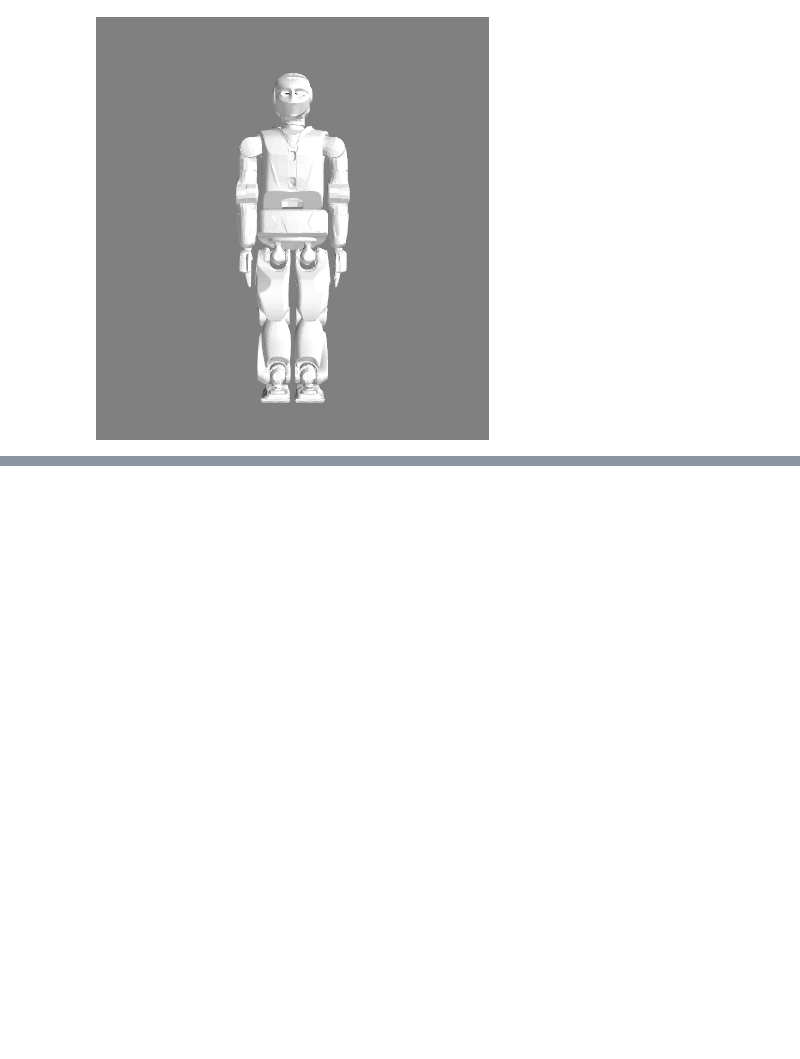
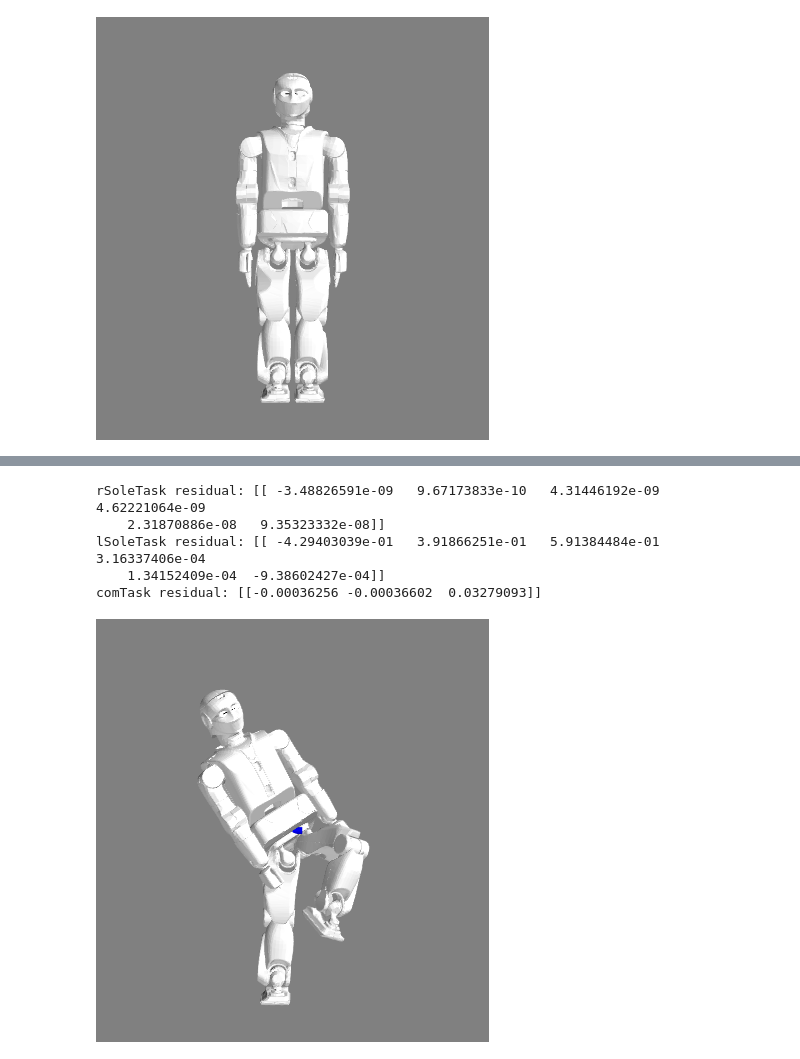
Before and after one commit to jrl-umi3218/sva_rbdyn_tutorials, a Jupyter notebook: ReemCIK.ipynb, the cells around one changed output, grey strips where cells are left out. Drawn from its saved outputs; the diff is of its cells as text; code cells hidden in the pictures; blank space fills up the shorter version.

Commit message:
Present CoM task and use it on the REEM-C robot.

```diff
--- a/ReemCIK.ipynb
+++ b/ReemCIK.ipynb
@@ -25,8 +37,13 @@ import rbdyn as rbd
 
 from robots import ReemC
 
-# create a robot with the same structure than the one in the MultiBody tutorial
+# load the REEM-C robot
 mbg, mb, mbc, meshDict = ReemC()
+
+# re create it with a free joint as base
+mb = mbg.makeMultiBody(mb.body(0).id(), False)
+mbc = rbd.MultiBodyConfig(mb)
+mbc.zero(mb)
 # %%
 # draw the robot
 from graph import MultiBodyViz
@@ -47,0 +95,17 @@ display()
+# %%
+class CoMTask(object):
+    def __init__(self, mb, com_T):
+        """
+        Target a fixe CoM position.
+        Parameters:
+          - mb: MultiBody system
+          - com_T: Targeted CoM position (eigen3.Vector3d)
+        """
+        self.com_T = com_T
+        self.comJac = rbd.CoMJacobian(mb)
+
+    def g(self, mb, mbc):
+        return e.toNumpy(rbd.computeCoM(mb, mbc) - self.com_T)
+
+    def J(self, mb, mbc):
+        return e.toNumpy(self.comJac.jacobian(mb, mbc))
@@ -47,0 +158,25 @@ display()
+# %%
+from ik import multi_task_ik
+
+# copy the initial configuration to avoid the algorithm to change it
+mbcIKSolve = rbd.MultiBodyConfig(mbcIK)
+q_res = None
+X_O_p_res = None
+alphaInfList = []
+for iterate, q, alpha, alphaInf in multi_task_ik(mb, mbcIKSolve, tasks, delta=0.5, maxIter=200, prec=1e-8):
+    q_res = q
+    alphaInfList.append(alphaInf)
+
+print 'rSoleTask residual:', rSoleTask.g(mb, mbcIKSolve).T
+print 'lSoleTask residual:', lSoleTask.g(mb, mbcIKSolve).T
+print 'comTask residual:', comTask.g(mb, mbcIKSolve).T
+
+mbv.display(mb, mbcIKSolve, displayJoints=False)
+display()
+# %% [output]
+rSoleTask residual: [[ -3.48826591e-09   9.67173833e-10   4.31446192e-09   4.62221064e-09
+    2.31870886e-08   9.35323332e-08]]
+lSoleTask residual: [[ -4.29403039e-01   3.91866251e-01   5.91384484e-01   3.16337406e-04
+    1.34152409e-04  -9.38602427e-04]]
+comTask residual: [[-0.00036256 -0.00036602  0.03279093]]
+[figure, added]
```
Also changed, not shown: parts of 7 cells of this notebook.
